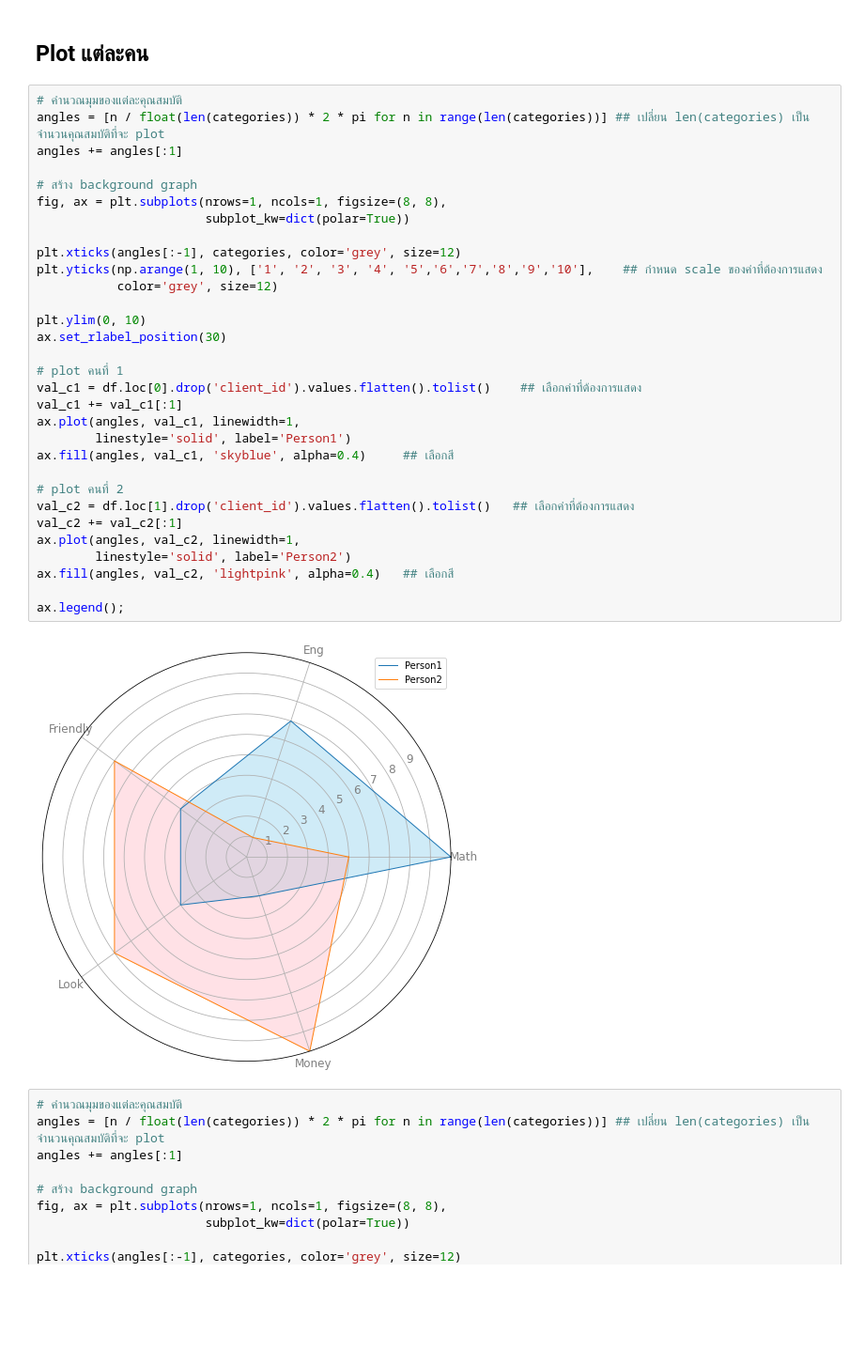
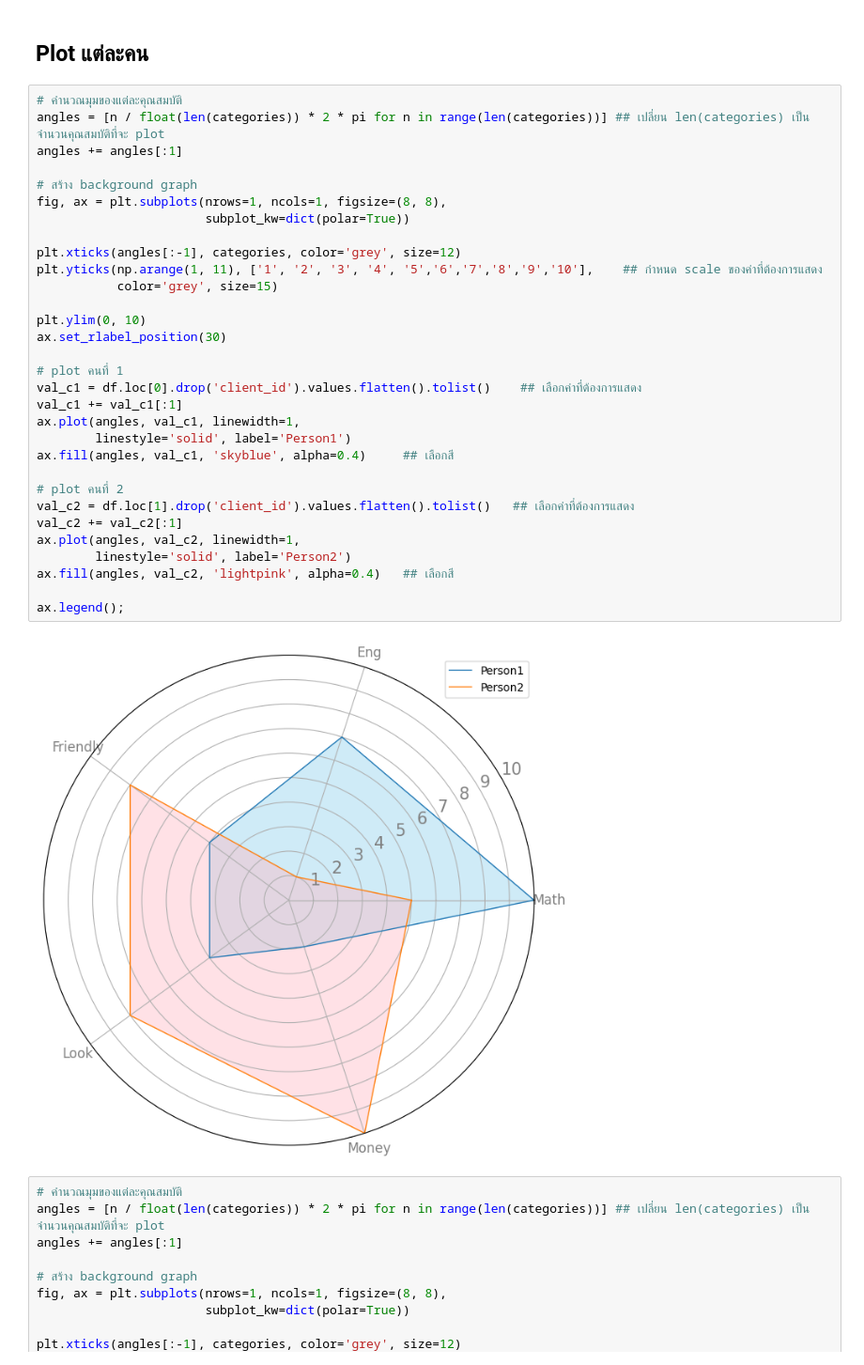
Before and after one commit to Tawanss/Peyton-data-viz, a Jupyter notebook: DataViz04_Data_Comparison.ipynb, the cells around one changed output. Shown at 94% size. Saved outputs shown, nothing was run; the diff lists cells and outputs as text; blank space fills up the shorter version.

```diff
--- a/DataViz04_Data_Comparison.ipynb
+++ b/DataViz04_Data_Comparison.ipynb
@@ -539,36 +579,36 @@ ax.fill(angles, values, 'lightpink', alpha=0.5) #พื้นที่
 # %%
 # คำนวณมุมของแต่ละคุณสมบัติ
 angles = [n / float(len(categories)) * 2 * pi for n in range(len(categories))] ## เปลี่ยน len(categories) เป็นจำนวนคุณสมบัติที่จะ plot
 angles += angles[:1]
 
 # สร้าง background graph
 fig, ax = plt.subplots(nrows=1, ncols=1, figsize=(8, 8),
                        subplot_kw=dict(polar=True))
 
 plt.xticks(angles[:-1], categories, color='grey', size=12)
-plt.yticks(np.arange(1, 10), ['1', '2', '3', '4', '5','6','7','8','9','10'],    ## กำหนด scale ของค่าที่ต้องการแสดง
-           color='grey', size=12)
+plt.yticks(np.arange(1, 11), ['1', '2', '3', '4', '5','6','7','8','9','10'],    ## กำหนด scale ของค่าที่ต้องการแสดง
+           color='grey', size=15)
 
 plt.ylim(0, 10)
 ax.set_rlabel_position(30)
 
 # plot คนที่ 1
 val_c1 = df.loc[0].drop('client_id').values.flatten().tolist()    ## เลือกค่าที่ต้องการแสดง
 val_c1 += val_c1[:1]
 ax.plot(angles, val_c1, linewidth=1,
         linestyle='solid', label='Person1')
 ax.fill(angles, val_c1, 'skyblue', alpha=0.4)     ## เลือกสี
 
 # plot คนที่ 2
 val_c2 = df.loc[1].drop('client_id').values.flatten().tolist()   ## เลือกค่าที่ต้องการแสดง
 val_c2 += val_c2[:1]
 ax.plot(angles, val_c2, linewidth=1,
         linestyle='solid', label='Person2')
 ax.fill(angles, val_c2, 'lightpink', alpha=0.4)   ## เลือกสี
 
 ax.legend();
 # %% [output]
-[figure, old version]
+[figure, new version]
 # %%
 # คำนวณมุมของแต่ละคุณสมบัติ
 angles = [n / float(len(categories)) * 2 * pi for n in range(len(categories))] ## เปลี่ยน len(categories) เป็นจำนวนคุณสมบัติที่จะ plot
```
Also changed, not shown: parts of 14 cells of this notebook.
